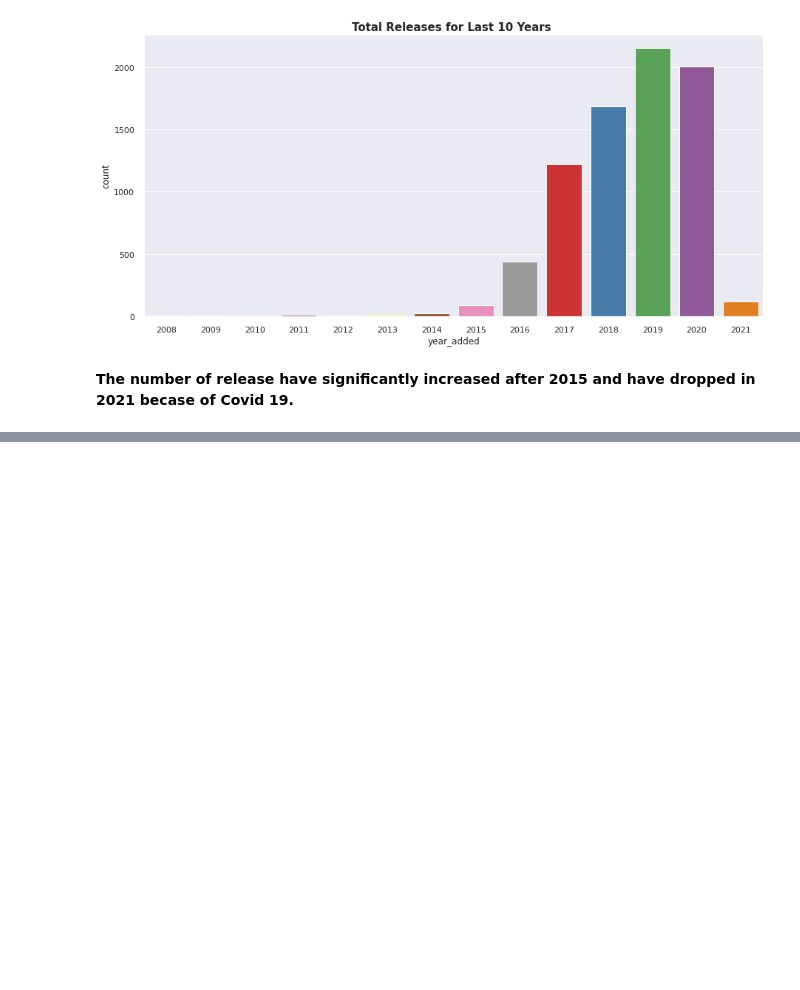
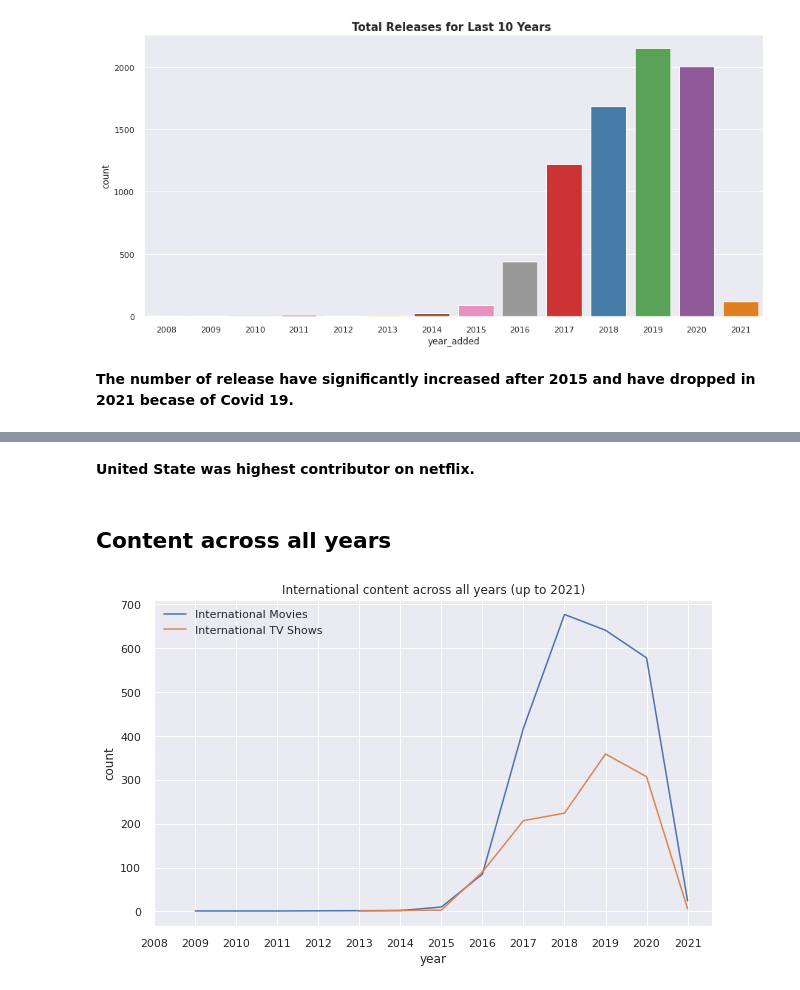
Before and after one commit to Bhushan271098/NETFLIX-MOVIES-AND-TV-SHOWS-CLUSTERING, a Jupyter notebook: Copy_of_NETFLIX_MOVIES_AND_TV_SHOWS_CLUSTERING.ipynb, the cells around one changed output, grey strips where cells are left out. Saved outputs shown, nothing was run; the diff lists cells and outputs as text; code cells hidden in the pictures; blank space fills up the shorter version.

```diff
--- a/Copy_of_NETFLIX_MOVIES_AND_TV_SHOWS_CLUSTERING.ipynb
+++ b/Copy_of_NETFLIX_MOVIES_AND_TV_SHOWS_CLUSTERING.ipynb
@@ -633,0 +729,23 @@ plt.show()
+# %% [markdown]
+**United State was highest contributor on netflix.**
+# %% [markdown]
+## **Content across all years**
+# %%
+# line plot of international content
+international_movies = df[df['listed_in'].str.contains('International Movies')]
+intmov_year = international_movies['year_added'].value_counts().to_frame().reset_index().rename(columns={'index': 'year','year_added':'count'})
+intmov_year = intmov_year[intmov_year.year != 2022]
+
+international_shows = df[df['listed_in'].str.contains('International TV Shows')]
+intshow_year = international_shows['year_added'].value_counts().to_frame().reset_index().rename(columns={'index': 'year','year_added':'count'})
+intshow_year = intshow_year[intshow_year.year != 2022]
+
+fig, ax = plt.subplots(figsize=(10, 6))
+sns.lineplot(data=intmov_year, x='year', y='count')
+sns.lineplot(data=intshow_year, x='year', y='count')
+ax.set(xticks=np.arange(2008, 2022, 1))
+plt.title("International content across all years (up to 2021)")
+plt.legend(['International Movies','International TV Shows'])
+plt.show()
+# %% [output]
+[figure, added]
```
Also changed, not shown: parts of 19 cells of this notebook.
